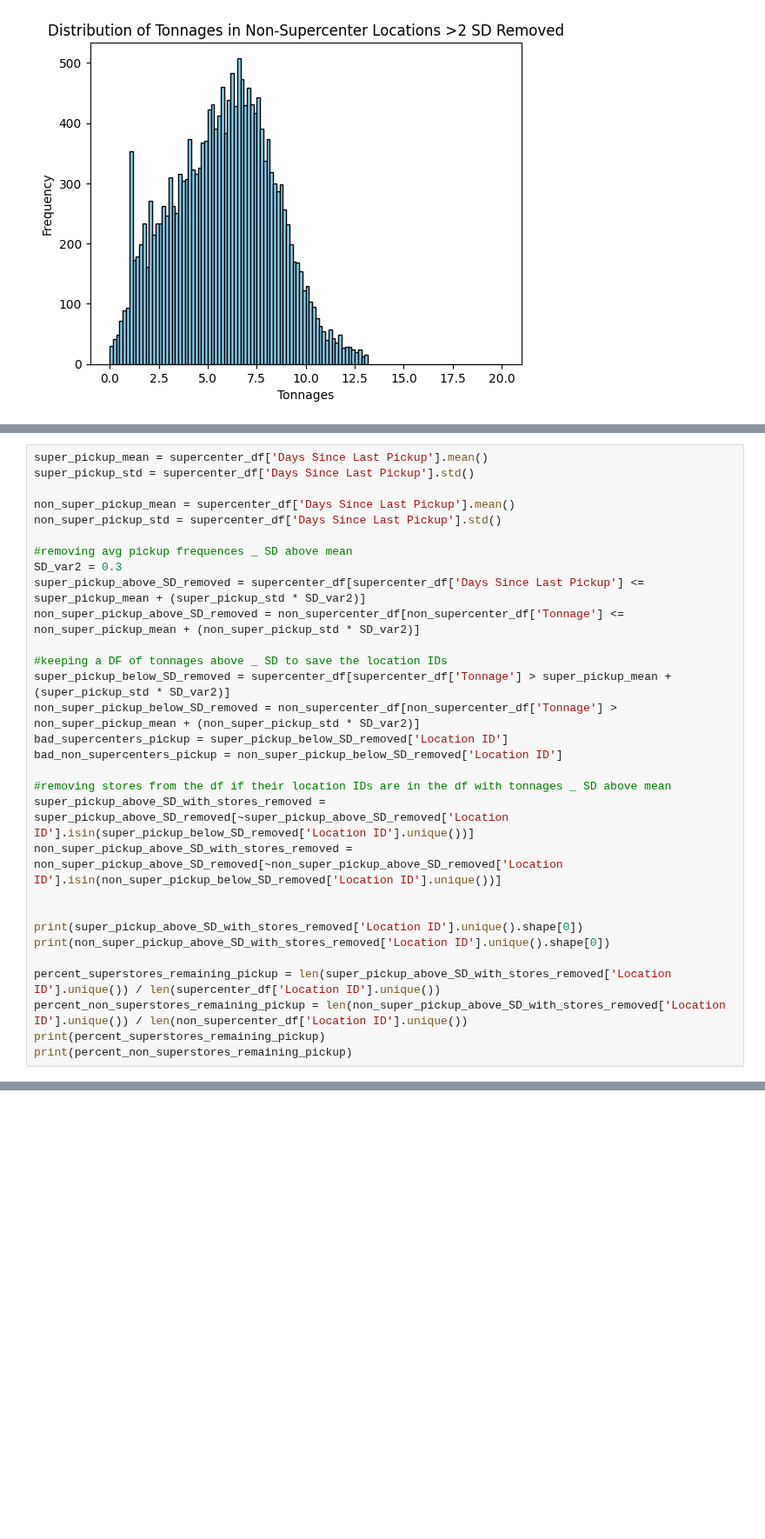
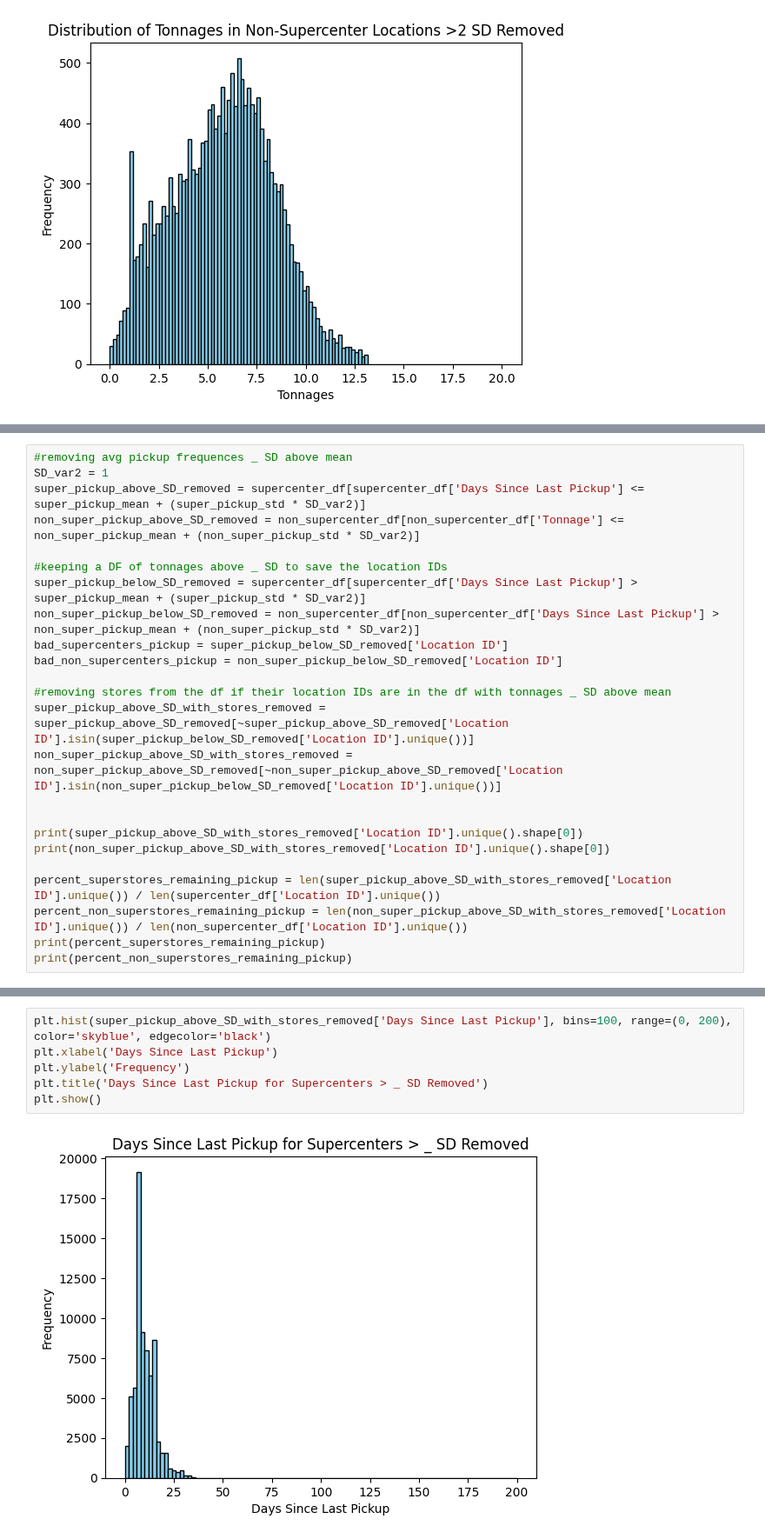
Before and after one commit to jli615/dtxwalmart, a Jupyter notebook: splitting.ipynb, the cells around one changed output, grey strips where cells are left out. Shown at 87% size. Drawn from its saved outputs; the diff is of its cells as text; blank space fills up the shorter version.

Commit message:
new plots with SD removed for pickup frequency

```diff
--- a/splitting.ipynb
+++ b/splitting.ipynb
@@ -387,18 +407,12 @@ plt.show()
 # %%
-super_pickup_mean = supercenter_df['Days Since Last Pickup'].mean()
-super_pickup_std = supercenter_df['Days Since Last Pickup'].std()
-
-non_super_pickup_mean = supercenter_df['Days Since Last Pickup'].mean()
-non_super_pickup_std = supercenter_df['Days Since Last Pickup'].std()
-
 #removing avg pickup frequences _ SD above mean
-SD_var2 = 0.3
+SD_var2 = 1
 super_pickup_above_SD_removed = supercenter_df[supercenter_df['Days Since Last Pickup'] <= super_pickup_mean + (super_pickup_std * SD_var2)]
 non_super_pickup_above_SD_removed = non_supercenter_df[non_supercenter_df['Tonnage'] <= non_super_pickup_mean + (non_super_pickup_std * SD_var2)]
 
 #keeping a DF of tonnages above _ SD to save the location IDs
-super_pickup_below_SD_removed = supercenter_df[supercenter_df['Tonnage'] > super_pickup_mean + (super_pickup_std * SD_var2)]
-non_super_pickup_below_SD_removed = non_supercenter_df[non_supercenter_df['Tonnage'] > non_super_pickup_mean + (non_super_pickup_std * SD_var2)]
+super_pickup_below_SD_removed = supercenter_df[supercenter_df['Days Since Last Pickup'] > super_pickup_mean + (super_pickup_std * SD_var2)]
+non_super_pickup_below_SD_removed = non_supercenter_df[non_supercenter_df['Days Since Last Pickup'] > non_super_pickup_mean + (non_super_pickup_std * SD_var2)]
 bad_supercenters_pickup = super_pickup_below_SD_removed['Location ID']
 bad_non_supercenters_pickup = non_super_pickup_below_SD_removed['Location ID']
 
@@ -421,0 +436,8 @@ print(percent_non_superstores_remaining_pickup)
+# %%
+plt.hist(super_pickup_above_SD_with_stores_removed['Days Since Last Pickup'], bins=100, range=(0, 200), color='skyblue', edgecolor='black')
+plt.xlabel('Days Since Last Pickup')
+plt.ylabel('Frequency')
+plt.title('Days Since Last Pickup for Supercenters > _ SD Removed')
+plt.show()
+# %% [output]
+[figure, added]
```
Also changed, not shown: parts of 4 cells of this notebook.
